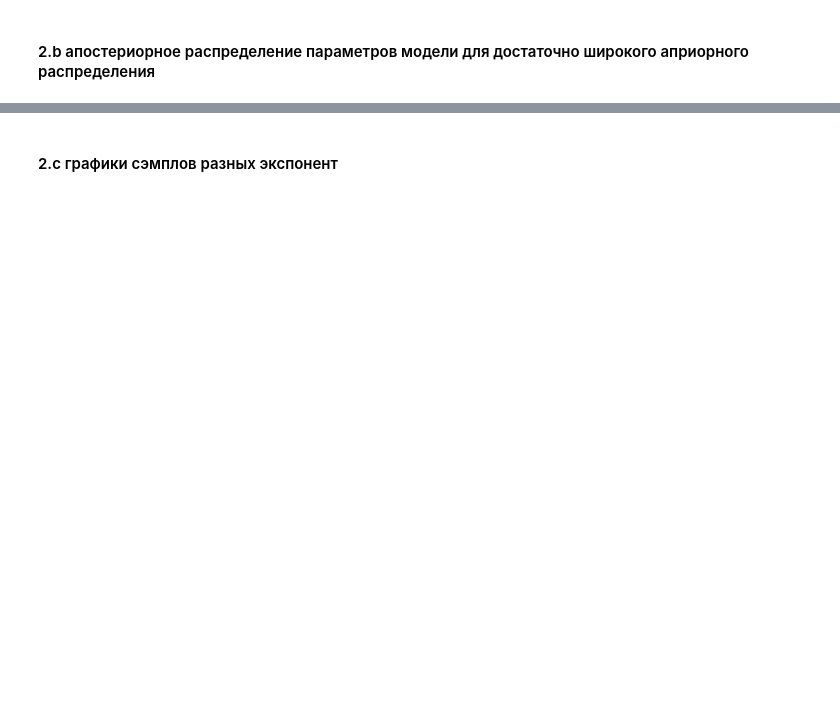
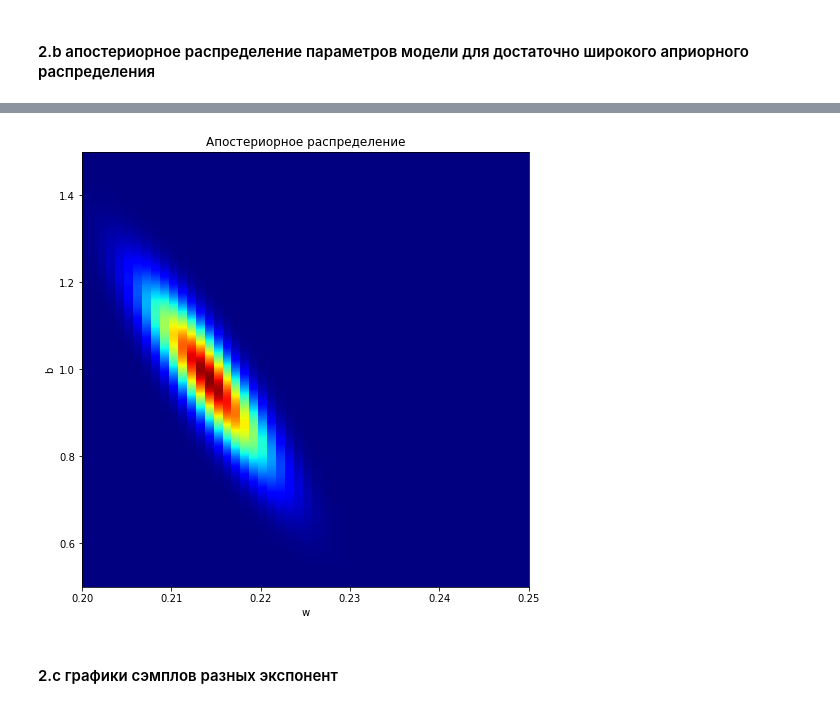
Before and after one commit to Naumenko-KM/MADE_2_AdML, a Jupyter notebook: HW1/solution.ipynb, the cells around one changed output, grey strips where cells are left out. Saved outputs shown, nothing was run; the diff lists cells and outputs as text; code cells hidden in the pictures; blank space fills up the shorter version.

```diff
--- a/HW1/solution.ipynb
+++ b/HW1/solution.ipynb
@@ -139,3 +97,26 @@ array([-5.44499929e-03, -9.85214755e-03, -2.65616337e-02,  8.05986776e-02,
+# %%
+N = 1000
+xs = np.linspace(0, 60, N)
+X = np.linspace(0, 1, N)
+Y = np.linspace(0.5, 1.5, N)
+X, Y = np.meshgrid(X, Y)
+
+pos = np.empty(X.shape + (2,))
+pos[:, :, 0] = X
+pos[:, :, 1] = Y
+
+Z = multivariate_normal.pdf(pos, mean=cur_mu, cov=cur_sigma)
+
+plt.figure(figsize=(8, 8))
+plt.xlim((0.2, 0.25))
+plt.ylim((0.5, 1.5))
+plt.xlabel('w')
+plt.ylabel('b')
+plt.title('Апостериорное распределение')
+plt.pcolormesh(X, Y, Z, cmap=plt.cm.jet)
+plt.show()
+# %% [output]
+[figure, added]
 # %% [markdown]
 #### 2.c графики сэмплов разных экспонент
 # %%
```
Also changed, not shown: parts of 19 cells of this notebook.
